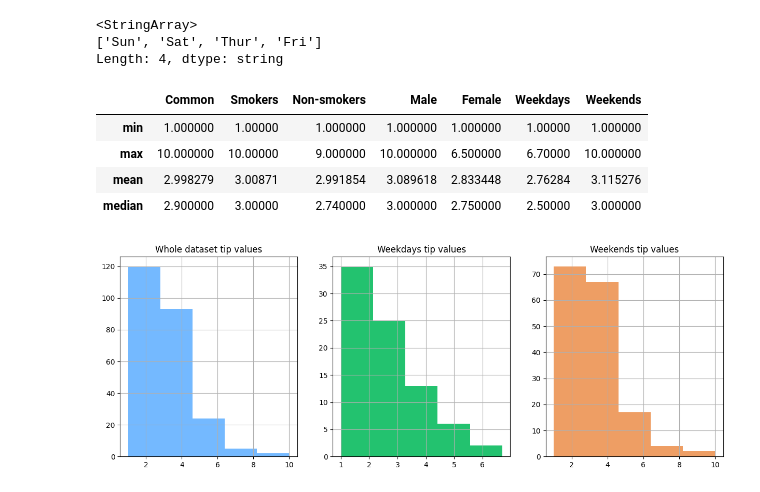
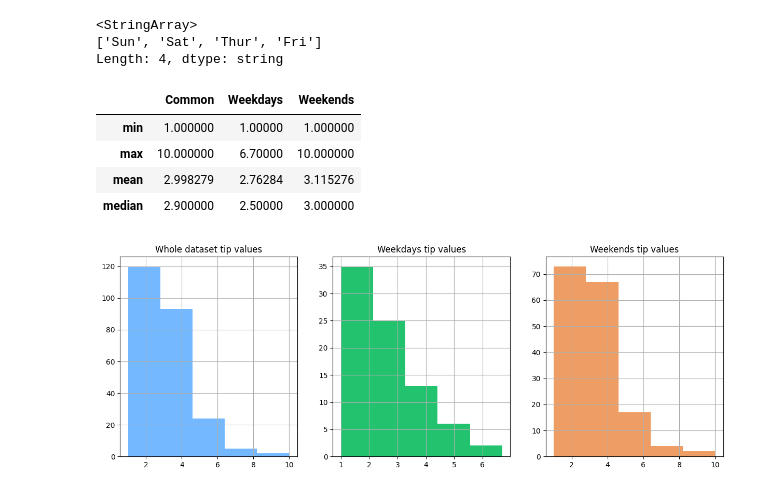
Before and after one commit to JaniceTrang/Python_Restaurant_tip, a Jupyter notebook: 20Sep_Restaurant_tips_analysis.ipynb, the cells around one changed output. Drawn from its saved outputs; the diff is of its cells as text; code cells hidden in the pictures.

```diff
--- a/20Sep_Restaurant_tips_analysis.ipynb
+++ b/20Sep_Restaurant_tips_analysis.ipynb
@@ -514,13 +514,13 @@ days_vals_dict = {
 # %%
 all_mct['Weekdays'] = days_vals_dict['Weekdays']
 all_mct['Weekends'] = days_vals_dict['Weekends']
-all_mct
+all_mct [['Common','Weekdays','Weekends']]
 # %% [output]
-|  | Common | Smokers | Non-smokers | Male | Female | Weekdays | Weekends |
-| min | 1.000000 | 1.00000 | 1.000000 | 1.000000 | 1.000000 | 1.00000 | 1.000000 |
-| max | 10.000000 | 10.00000 | 9.000000 | 10.000000 | 6.500000 | 6.70000 | 10.000000 |
-| mean | 2.998279 | 3.00871 | 2.991854 | 3.089618 | 2.833448 | 2.76284 | 3.115276 |
-| median | 2.900000 | 3.00000 | 2.740000 | 3.000000 | 2.750000 | 2.50000 | 3.000000 |
+|  | Common | Weekdays | Weekends |
+| min | 1.000000 | 1.00000 | 1.000000 |
+| max | 10.000000 | 6.70000 | 10.000000 |
+| mean | 2.998279 | 2.76284 | 3.115276 |
+| median | 2.900000 | 2.50000 | 3.000000 |
 # %%
 figure, axis = plt.subplots(1,3, figsize = (15,5))
 axis[0].hist(df['tip'], bins = 5, color = '#74b9ff')
```
Also changed, not shown: parts of 9 cells of this notebook.
